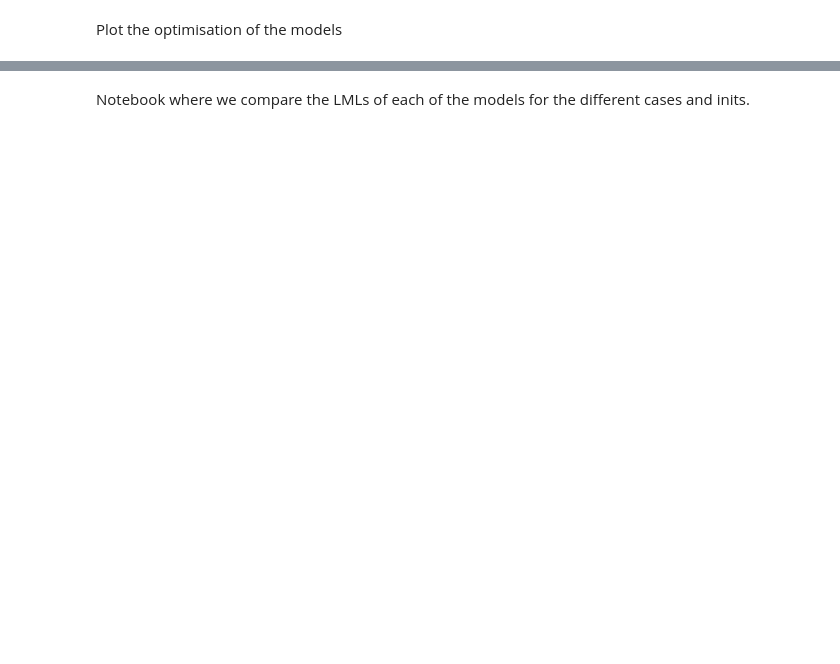
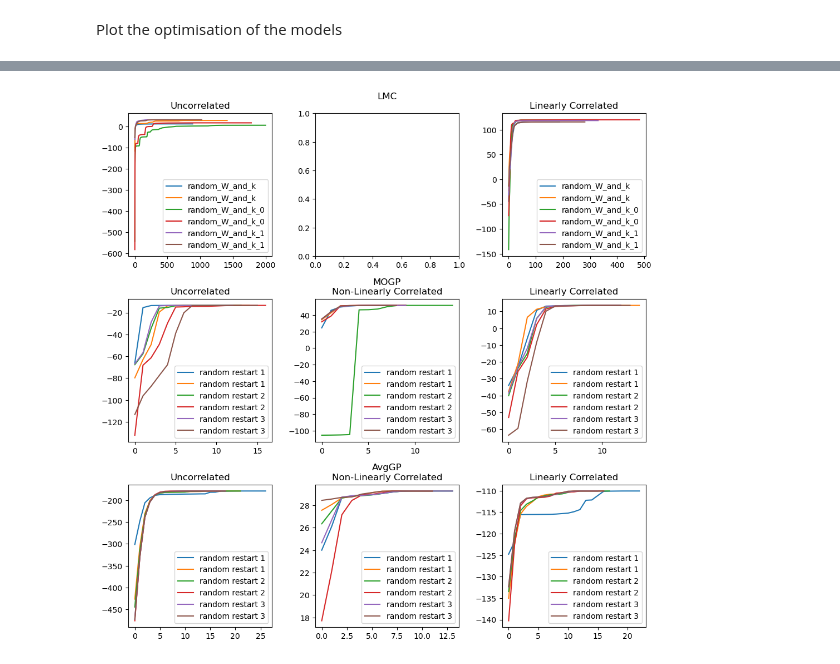
Before and after one commit to RSedgwick/TLGPs, a Jupyter notebook: model_learning_curves/model_optimizations.ipynb, the cells around one changed output, grey strips where cells are left out. Drawn from its saved outputs; the diff is of its cells as text; code cells hidden in the pictures; blank space fills up the shorter version.

Commit message:
plotting results notebooks

```diff
--- a/model_learning_curves/model_optimizations.ipynb
+++ b/model_learning_curves/model_optimizations.ipynb
@@ -118,2 +40,43 @@ KeyError: 'surface_type'
-# %% [markdown]
-Notebook where we compare the LMLs of each of the models for the different cases and inits.
+# %%
+from matplotlib.gridspec import SubplotSpec
+def create_subtitle(fig: plt.Figure, grid: SubplotSpec, title: str):
+    "Sign sets of subplots with title"
+    row = fig.add_subplot(grid)
+    # the '\n' is important
+    row.set_title(f'{title}\n', fontsize=12)
+    # hide subplot
+    row.set_frame_on(False)
+    row.axis('off')
+
+fig, axs = plt.subplots(nrows=3, ncols=len(results_df['model'].unique()), figsize=(12, 12))
+grid = plt.GridSpec(3, 3)
+
+labels = {'mo_indi':{'random': 'random'},
+          'lmc':{'lmc random_W_and_k': 'both W and $kappa$ random',
+                 'lmc random_W_and_k_0': 'W random and $kappa=0$',
+                 'lmc random_W_and_k_1': 'W random and $kappa=1$'},
+          'lvmogp':{
+          'random':'random',
+          'gpy':'gpy',
+                'mo_pca': 'PCA'},
+          'avg':{'random'}}
+
+surface_type_names = {'unrelated':'Uncorrelated','linear_relation':'Linearly Correlated',
+                 'non-linear_relation':'Non-Linearly Correlated'}
+mod_names = {'mo_indi':'MOGP', 'avg':'AvgGP', 'lmc': 'LMC', 'lvm':'LVMOGP'}
+
+seed = 1
+for i, model_name in enumerate(results_df['model'].unique()):
+    for j, surface_type in enumerate(surface_types):
+        df = results_df[(results_df['model'] == model_name) & (results_df['surface_type'] ==surface_type)
+                        & (results_df['seed'] ==seed)]
+        for init_type in df['init_type'].unique():
+            for restart in df['restart'].unique():
+                lml = df.loc[(df['init_type'] == init_type) & (df['restart'] == restart), 'lmls'].to_numpy()[0]
+                axs[i, j].plot(range(len(lml)), lml, label=init_type)
+                axs[i, j].set_title(surface_type_names[surface_type])
+                axs[i, j].legend()
+    create_subtitle(fig, grid[i, ::], f'{mod_names[model_name]}')
+plt.subplots_adjust(hspace=0.3, wspace=0.3)
+# %% [output]
+[figure, added]
```
Also changed, not shown: parts of 4 cells of this notebook, 2 other files.
